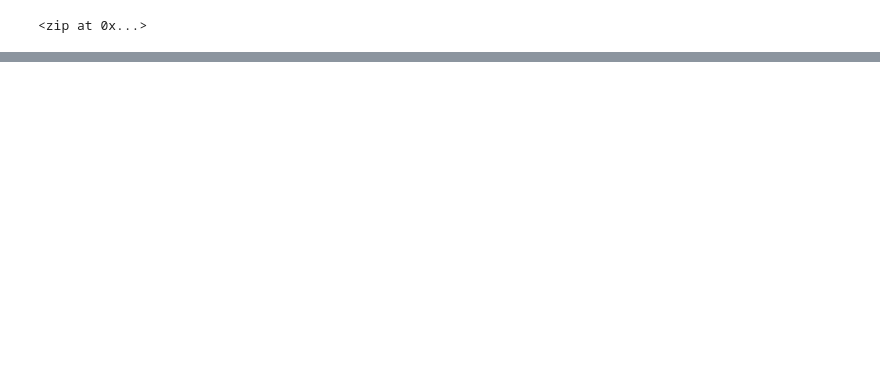
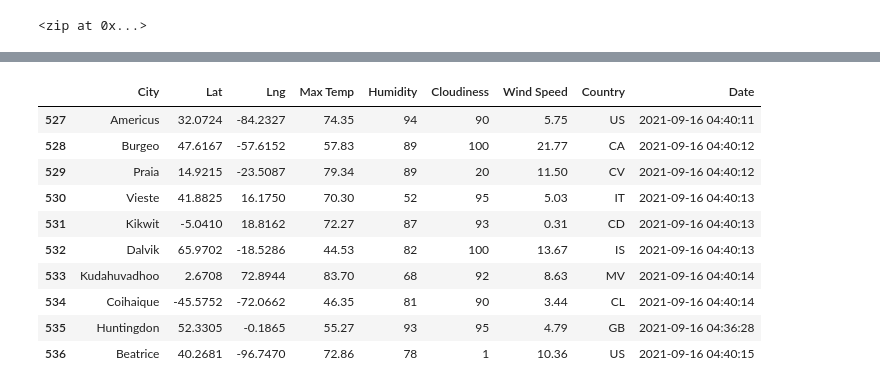
Before and after one commit to ezra-deutsch/M6_WeatherPy_with_Python_APIs, a Jupyter notebook: WeatherPy.ipynb, the cells around one changed output, grey strips where cells are left out. Cells and saved outputs as stored; diff of their text form; code cells hidden in the pictures; blank space fills up the shorter version.

```diff
--- a/WeatherPy.ipynb
+++ b/WeatherPy.ipynb
@@ -54,0 +166,17 @@ len(cities)
+# %%
+#6.2.7
+# Convert the array of dictionaries to a Pandas DataFrame.
+city_data_df = pd.DataFrame(city_data)
+city_data_df.tail(10)
+# %% [output]
+|  | City | Lat | Lng | Max Temp | Humidity | Cloudiness | Wind Speed | Country | Date |
+| 527 | Americus | 32.0724 | -84.2327 | 74.35 | 94 | 90 | 5.75 | US | 2021-09-16 04:40:11 |
+| 528 | Burgeo | 47.6167 | -57.6152 | 57.83 | 89 | 100 | 21.77 | CA | 2021-09-16 04:40:12 |
+| 529 | Praia | 14.9215 | -23.5087 | 79.34 | 89 | 20 | 11.50 | CV | 2021-09-16 04:40:12 |
+| 530 | Vieste | 41.8825 | 16.1750 | 70.30 | 52 | 95 | 5.03 | IT | 2021-09-16 04:40:13 |
+| 531 | Kikwit | -5.0410 | 18.8162 | 72.27 | 87 | 93 | 0.31 | CD | 2021-09-16 04:40:13 |
+| 532 | Dalvik | 65.9702 | -18.5286 | 44.53 | 82 | 100 | 13.67 | IS | 2021-09-16 04:40:13 |
+| 533 | Kudahuvadhoo | 2.6708 | 72.8944 | 83.70 | 68 | 92 | 8.63 | MV | 2021-09-16 04:40:14 |
+| 534 | Coihaique | -45.5752 | -72.0662 | 46.35 | 81 | 90 | 3.44 | CL | 2021-09-16 04:40:14 |
+| 535 | Huntingdon | 52.3305 | -0.1865 | 55.27 | 93 | 95 | 4.79 | GB | 2021-09-16 04:36:28 |
+| 536 | Beatrice | 40.2681 | -96.7470 | 72.86 | 78 | 1 | 10.36 | US | 2021-09-16 04:40:15 |
```
Also changed, not shown: parts of 10 cells of this notebook, 5 other files.
